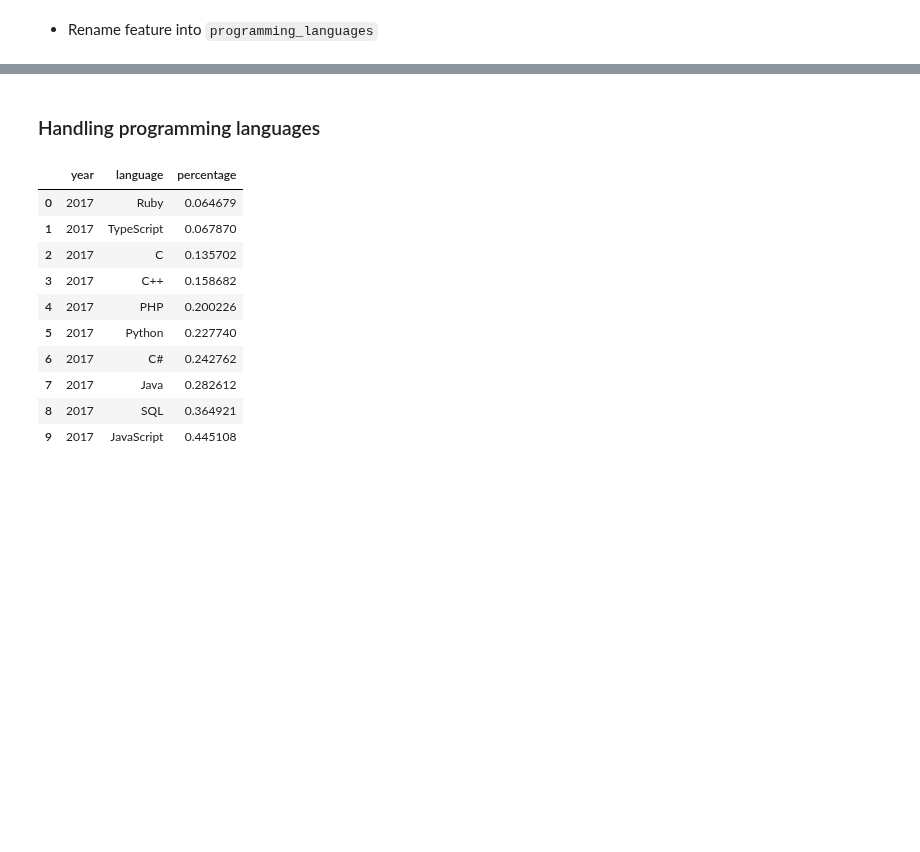
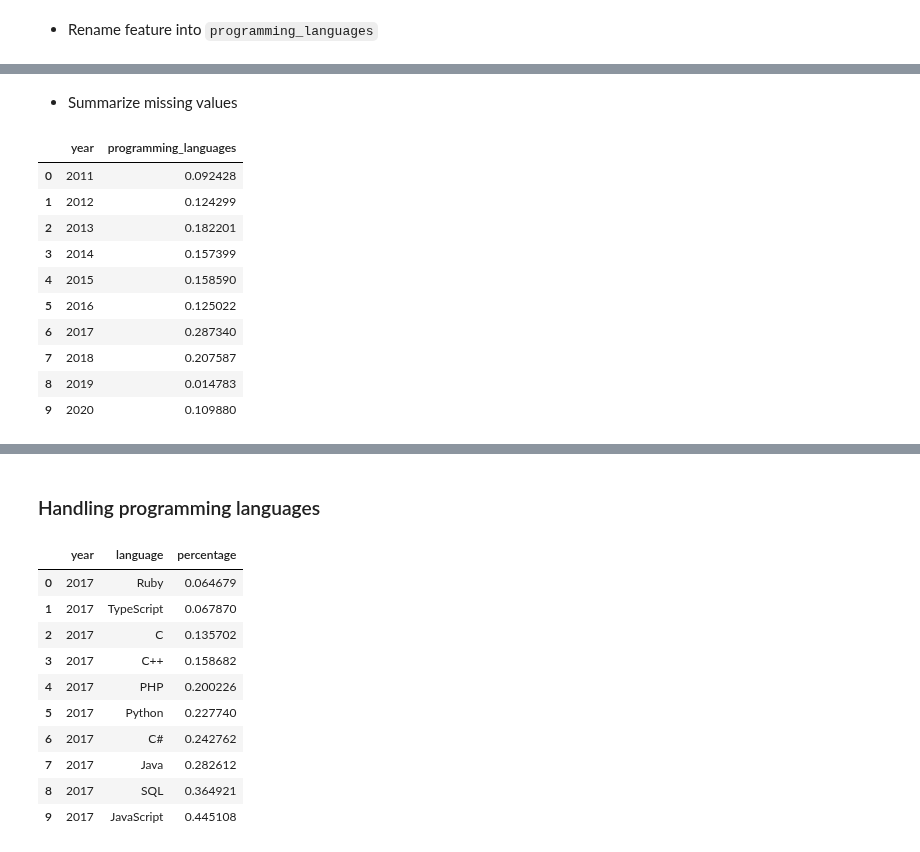
Before and after one commit to IsmaelMasharo/stack-overflow-survey-analysis, a Jupyter notebook: programming_languages_eda.ipynb, the cells around one changed output, grey strips where cells are left out. Cells and saved outputs as stored; diff of their text form; code cells hidden in the pictures; blank space fills up the shorter version.

```diff
--- a/programming_languages_eda.ipynb
+++ b/programming_languages_eda.ipynb
@@ -67,0 +82,16 @@ df_explorer.rename_columns(progr_lang_rename)
+# %% [markdown]
+* Summarize missing values
+# %%
+df_explorer.missing_values_percentage('programming_languages')
+# %% [output]
+|  | year | programming_languages |
+| 0 | 2011 | 0.092428 |
+| 1 | 2012 | 0.124299 |
+| 2 | 2013 | 0.182201 |
+| 3 | 2014 | 0.157399 |
+| 4 | 2015 | 0.158590 |
+| 5 | 2016 | 0.125022 |
+| 6 | 2017 | 0.287340 |
+| 7 | 2018 | 0.207587 |
+| 8 | 2019 | 0.014783 |
+| 9 | 2020 | 0.109880 |
```
Also changed, not shown: parts of 13 cells of this notebook, 1 other file.
